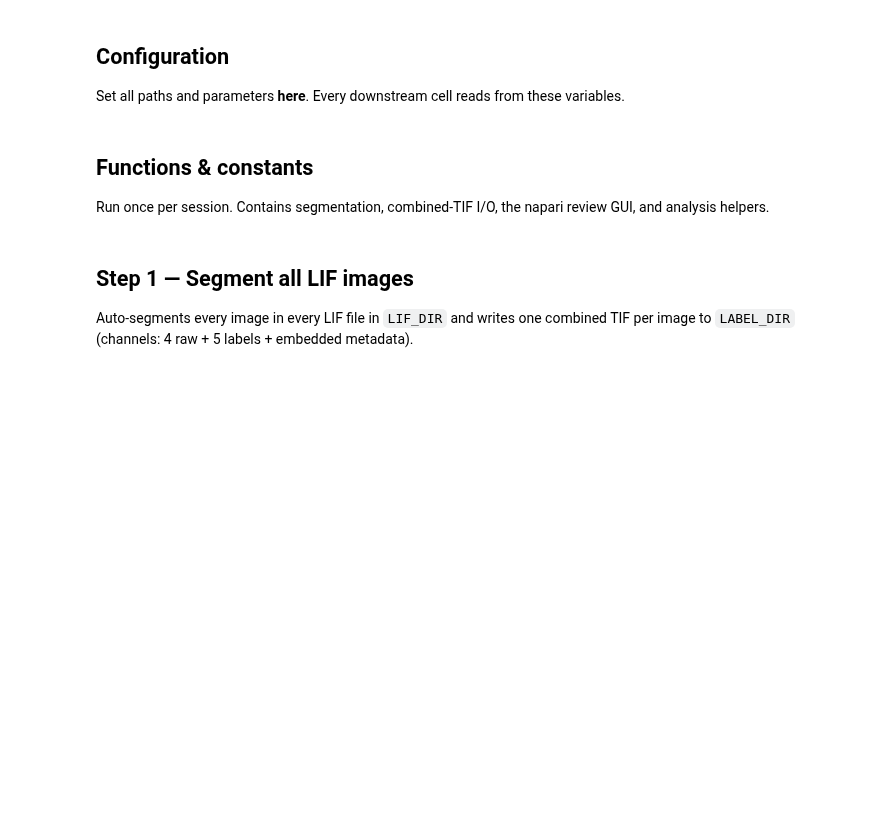
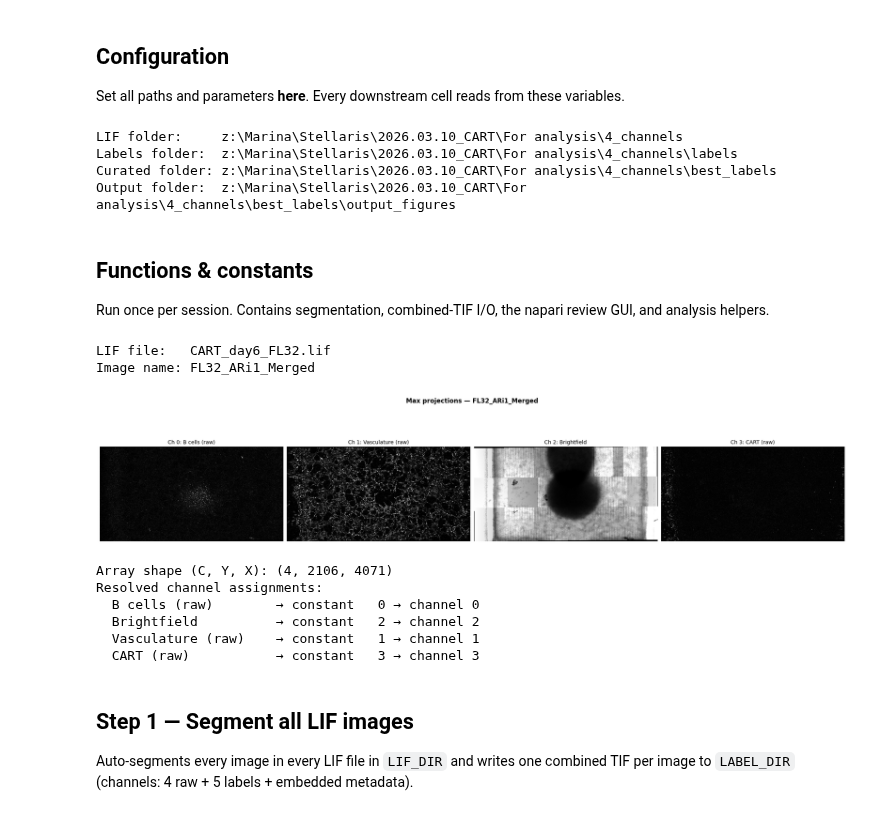
Before and after one commit to isobelth/image_quantification, a Jupyter notebook: CART_Analysis/cart_analysis humanitl.ipynb, the cells around one changed output. Drawn from its saved outputs; the diff is of its cells as text; code cells hidden in the pictures; blank space fills up the shorter version.

Commit message:
more flexible on channel number

```diff
--- a/CART_Analysis/cart_analysis humanitl.ipynb
+++ b/CART_Analysis/cart_analysis humanitl.ipynb
@@ -75,7 +75,7 @@ Set all paths and parameters **here**. Every downstream cell reads from these va
 # ══════════════════════════════════════════════════════════════════════════════
 # CONFIG — edit these paths then run the rest of the notebook
 # ══════════════════════════════════════════════════════════════════════════════
-LIF_DIR      = pathlib.Path(r"Z:\Marina\Stellaris\2026.04.01_CART_setup")
+LIF_DIR      = pathlib.Path(r"z:\Marina\Stellaris\2026.03.10_CART\For analysis\4_channels")
 LABEL_DIR    = LIF_DIR / "labels"          # Step 1 writes combined TIFs here
 CURATED_DIR  = LIF_DIR / "best_labels"     # Step 3 reads curated TIFs from here
 OUTPUT_DIR   = CURATED_DIR / "output_figures"
@@ -88,6 +88,11 @@ print(f"LIF folder:     {LIF_DIR}")
 print(f"Labels folder:  {LABEL_DIR}")
 print(f"Curated folder: {CURATED_DIR}")
 print(f"Output folder:  {OUTPUT_DIR}")
+# %% [output]
+LIF folder:     z:\Marina\Stellaris\2026.03.10_CART\For analysis\4_channels
+Labels folder:  z:\Marina\Stellaris\2026.03.10_CART\For analysis\4_channels\labels
+Curated folder: z:\Marina\Stellaris\2026.03.10_CART\For analysis\4_channels\best_labels
+Output folder:  z:\Marina\Stellaris\2026.03.10_CART\For analysis\4_channels\best_labels\output_figures
 # %% [markdown]
 ## Functions & constants
 
@@ -750,3 +790,43 @@ def analyse_from_labels(label_directory, output_folder, num_workers=4):
+# %%
+# ── Preview: max projections of each channel in the first LIF image ──────────
+# Sanity check that the channel constants above match the actual data.
+lif_files_preview = sorted(LIF_DIR.glob("*.lif"))
+with liffile.LifFile(lif_files_preview[0]) as lif:
+    first_image = lif.images[0]
+    print(f"LIF file:   {lif_files_preview[0].name}")
+    print(f"Image name: {first_image.name}")
+    stack = first_image.asarray()
+    z_axis = first_image.dims.index('Z')
+    max_proj = np.max(stack, axis=z_axis)  # shape: (C, Y, X)
+    n_channels = max_proj.shape[0]
+
+# Use the same naming function napari uses, so labels here match labels there.
+channel_names = raw_channel_names(n_channels)
+
+fig, axes = plt.subplots(1, n_channels, figsize=(5 * n_channels, 5), constrained_layout=True)
+if n_channels == 1:
+    axes = [axes]
+for ch, ax in enumerate(axes):
+    ax.imshow(max_proj[ch], cmap="gray", interpolation="none")
+    ax.set_title(f"Ch {ch}: {channel_names[ch]}", fontsize=10)
+    ax.axis("off")
+fig.suptitle(f"Max projections — {first_image.name}", fontsize=12, fontweight="bold")
+plt.show()
+
+print(f"Array shape (C, Y, X): {max_proj.shape}")
+print("Resolved channel assignments:")
+for label_text, raw_index in RAW_CHANNEL_CONSTANTS.items():
+    print(f"  {label_text:20s} → constant {raw_index:>3d} → channel {raw_index % n_channels}")
+# %% [output]
+LIF file:   CART_day6_FL32.lif
+Image name: FL32_ARi1_Merged
+[figure, added]
+Array shape (C, Y, X): (4, 2106, 4071)
+Resolved channel assignments:
+  B cells (raw)        → constant   0 → channel 0
+  Brightfield          → constant   2 → channel 2
+  Vasculature (raw)    → constant   1 → channel 1
+  CART (raw)           → constant   3 → channel 3
 # %%
 # ── Plotting helper ───────────────────────────────────────────────────────────
 
```
Also changed, not shown: parts of 5 cells of this notebook.
